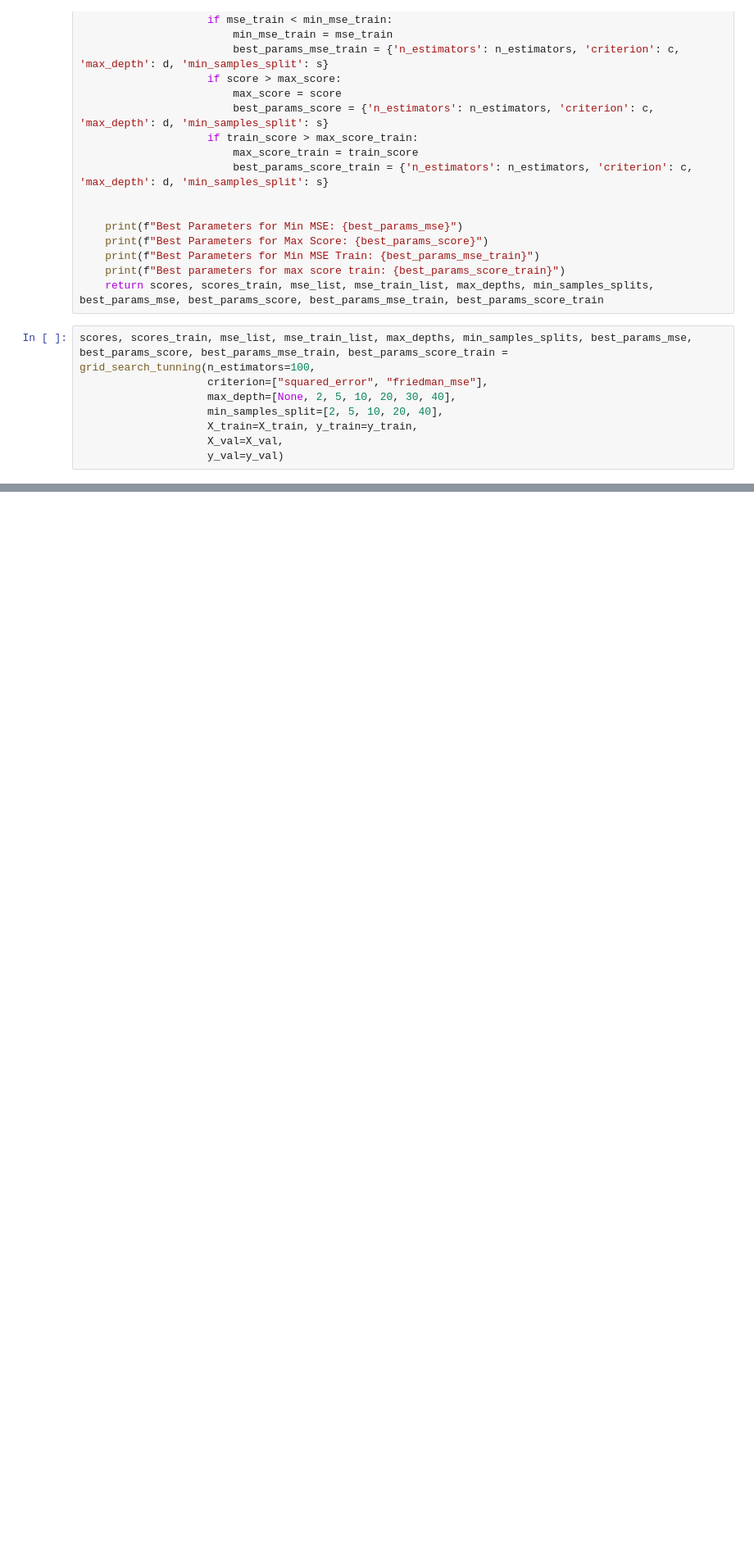
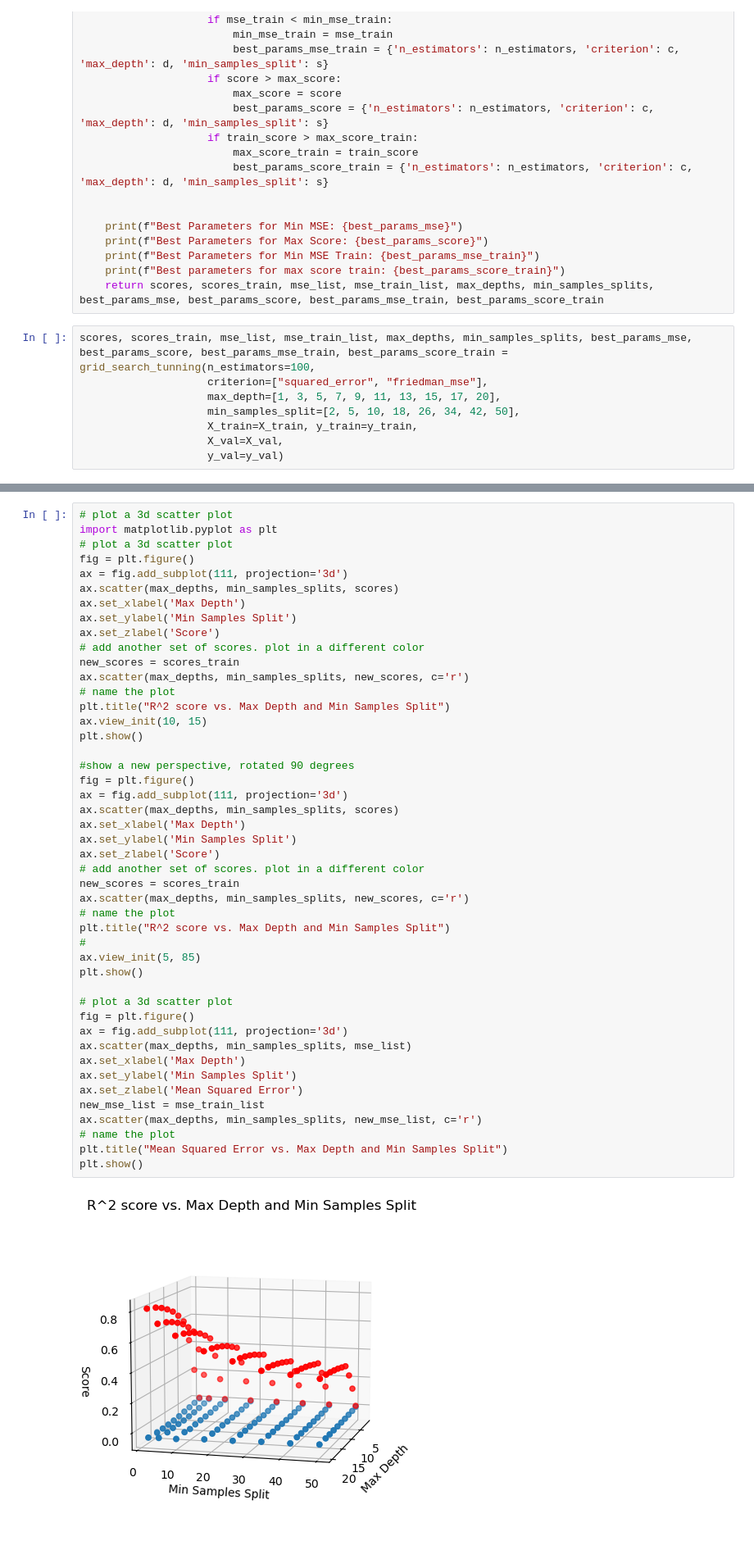
Before and after one commit to alecomasleon/NewsProphet, a Jupyter notebook: backend/model_creation/Random forest.ipynb, the cells around one changed output, grey strips where cells are left out. Shown: that part at 82% size. Cells and saved outputs as stored; diff of their text form; blank space fills up the shorter version.

```diff
--- a/backend/model_creation/Random forest.ipynb
+++ b/backend/model_creation/Random forest.ipynb
@@ -177,8 +177,8 @@ def grid_search_tunning(n_estimators, criterion, max_depth, min_samples_split, X
 # %%
 scores, scores_train, mse_list, mse_train_list, max_depths, min_samples_splits, best_params_mse, best_params_score, best_params_mse_train, best_params_score_train = grid_search_tunning(n_estimators=100,
                     criterion=["squared_error", "friedman_mse"],
-                    max_depth=[None, 2, 5, 10, 20, 30, 40],
-                    min_samples_split=[2, 5, 10, 20, 40],
+                    max_depth=[1, 3, 5, 7, 9, 11, 13, 15, 17, 20],
+                    min_samples_split=[2, 5, 10, 18, 26, 34, 42, 50],
                     X_train=X_train, y_train=y_train,
                     X_val=X_val,
                     y_val=y_val)
@@ -184,0 +196,48 @@ scores, scores_train, mse_list, mse_train_list, max_depths, min_samples_splits,
+# %%
+# plot a 3d scatter plot
+import matplotlib.pyplot as plt
+# plot a 3d scatter plot
+fig = plt.figure()
+ax = fig.add_subplot(111, projection='3d')
+ax.scatter(max_depths, min_samples_splits, scores)
+ax.set_xlabel('Max Depth')
+ax.set_ylabel('Min Samples Split')
+ax.set_zlabel('Score')
+# add another set of scores. plot in a different color
+new_scores = scores_train
+ax.scatter(max_depths, min_samples_splits, new_scores, c='r')
+# name the plot
+plt.title("R^2 score vs. Max Depth and Min Samples Split")
+ax.view_init(10, 15)
+plt.show()
+
+#show a new perspective, rotated 90 degrees
+fig = plt.figure()
+ax = fig.add_subplot(111, projection='3d')
+ax.scatter(max_depths, min_samples_splits, scores)
+ax.set_xlabel('Max Depth')
+ax.set_ylabel('Min Samples Split')
+ax.set_zlabel('Score')
+# add another set of scores. plot in a different color
+new_scores = scores_train
+ax.scatter(max_depths, min_samples_splits, new_scores, c='r')
+# name the plot
+plt.title("R^2 score vs. Max Depth and Min Samples Split")
+#
+ax.view_init(5, 85)
+plt.show()
+
+# plot a 3d scatter plot
+fig = plt.figure()
+ax = fig.add_subplot(111, projection='3d')
+ax.scatter(max_depths, min_samples_splits, mse_list)
+ax.set_xlabel('Max Depth')
+ax.set_ylabel('Min Samples Split')
+ax.set_zlabel('Mean Squared Error')
+new_mse_list = mse_train_list
+ax.scatter(max_depths, min_samples_splits, new_mse_list, c='r')
+# name the plot
+plt.title("Mean Squared Error vs. Max Depth and Min Samples Split")
+plt.show()
+# %% [output]
+[figure, added]
```
Also changed, not shown: parts of 7 cells of this notebook, 2 other files.
